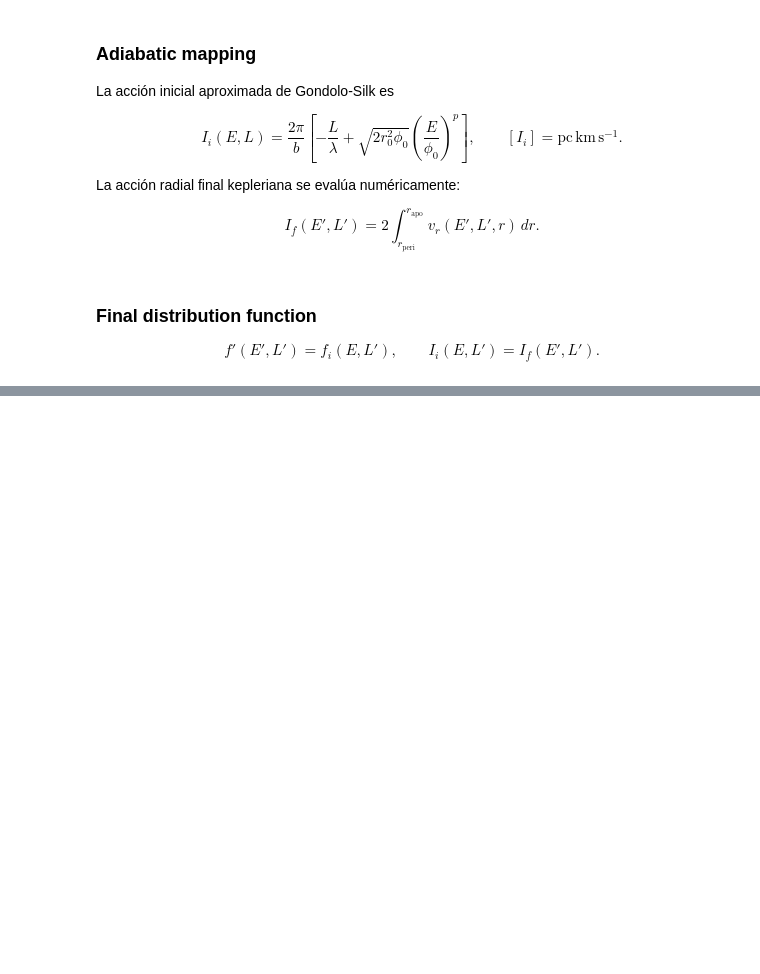
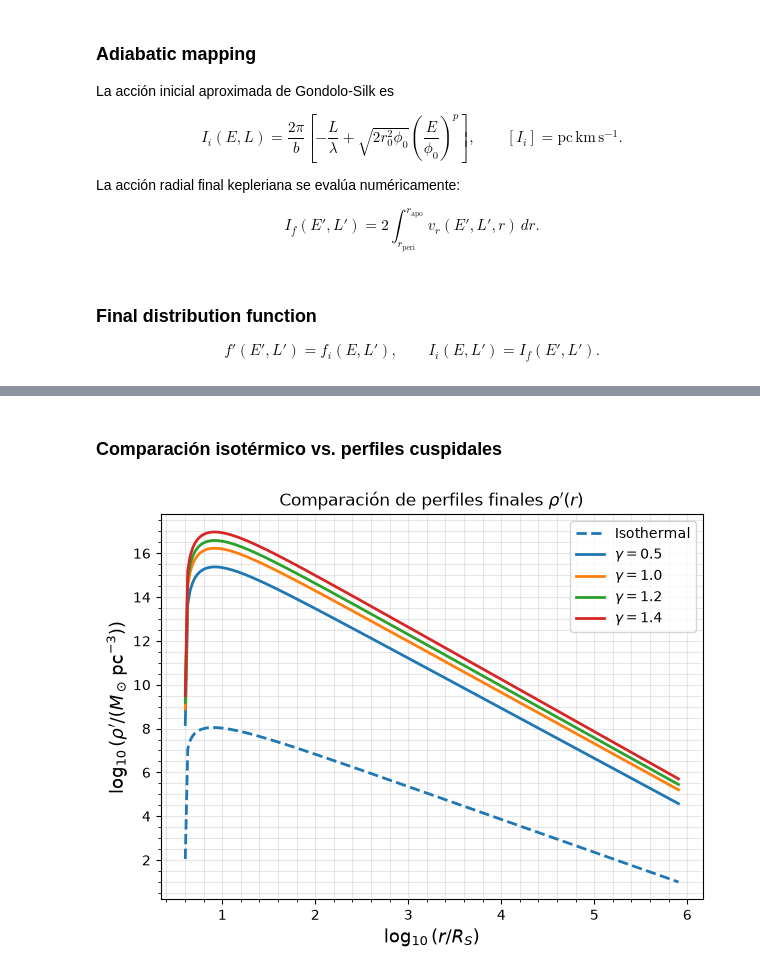
Before and after one commit to MagneticFungi/DM-spikes, a Jupyter notebook: perfiles_densidad.ipynb, the cells around one changed output, grey strips where cells are left out. Drawn from its saved outputs; the diff is of its cells as text; code cells hidden in the pictures; blank space fills up the shorter version.

```diff
--- a/perfiles_densidad.ipynb
+++ b/perfiles_densidad.ipynb
@@ -623,0 +556,26 @@ else:
+# %% [markdown]
+### Comparación isotérmico vs. perfiles cuspidales
+# %%
+plt.figure(figsize=(7, 5))
+
+plt.plot(x_values, y_values, lw=2, color="tab:blue", ls="--", label="Isothermal")
+
+for gamma_i in gamma_values:
+    rho_i = rho_cusp_by_gamma[float(gamma_i)]
+    positive_mask = rho_i > 0
+    plt.plot(
+        np.log10(r_values_adiabatic[positive_mask] / R_S),
+        np.log10(rho_i[positive_mask]),
+        lw=2,
+        label=fr"$\gamma={gamma_i}$",
+    )
+
+plt.xlabel(r"$\log_{10}(r/R_S)$", fontsize=13)
+plt.ylabel(r"$\log_{10}(\rho'/(M_\odot\,\mathrm{pc}^{-3}))$", fontsize=13)
+plt.title(r"Comparación de perfiles finales $\rho'(r)$")
+plt.grid(True, which="both", alpha=0.3)
+plt.minorticks_on()
+plt.legend()
+plt.show()
+# %% [output]
+[figure, added]
```
Also changed, not shown: parts of 32 cells of this notebook.
